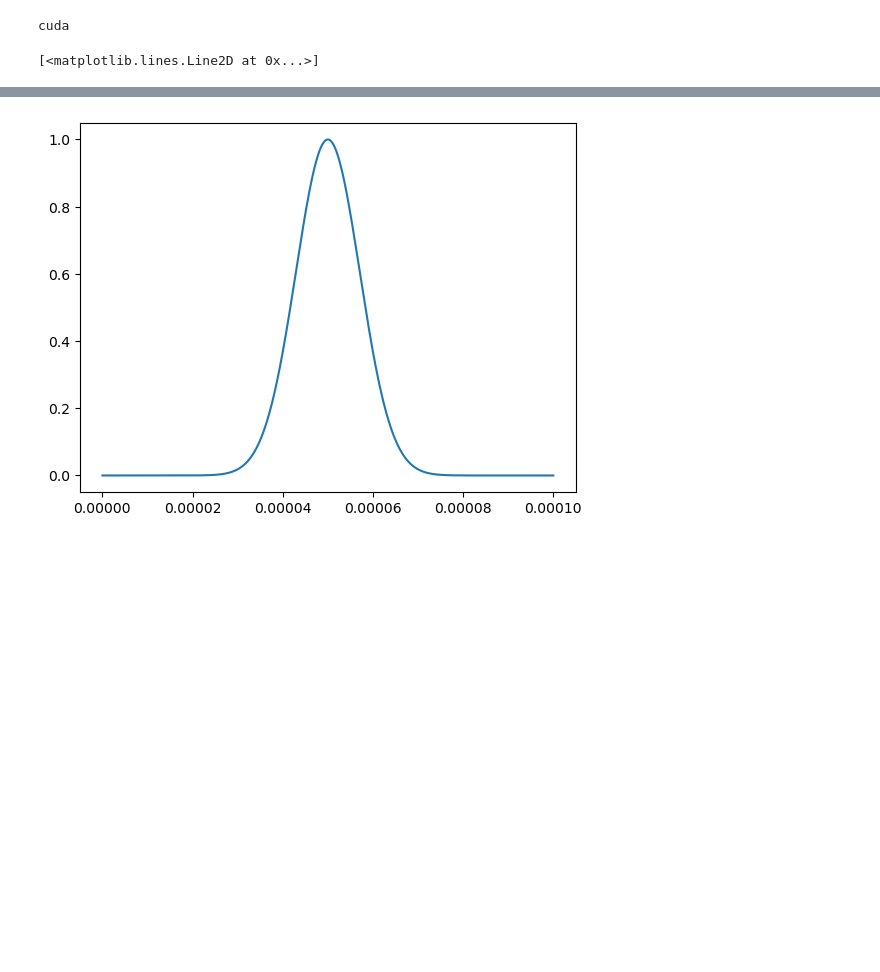
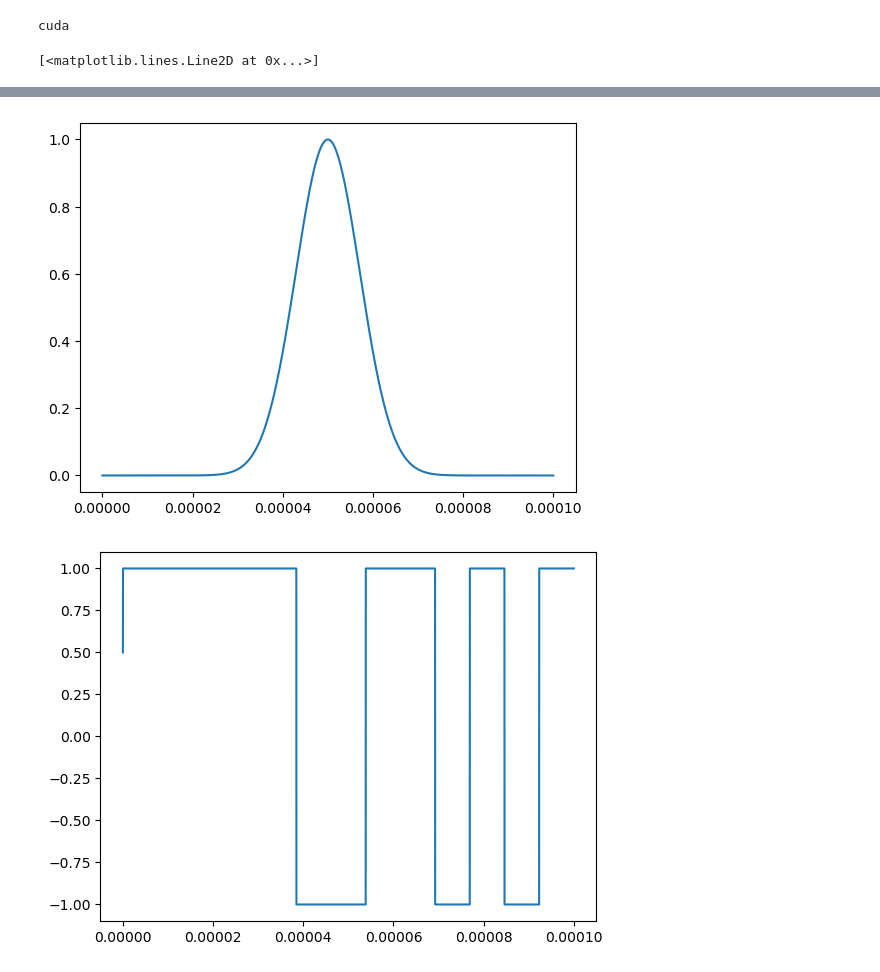
Before and after one commit to alireza06/JSAC_waveform_design, a Jupyter notebook: main.ipynb, the cells around one changed output, grey strips where cells are left out. Drawn from its saved outputs; the diff is of its cells as text; code cells hidden in the pictures; blank space fills up the shorter version.

Commit message:
Add Barker pulse

```diff
--- a/main.ipynb
+++ b/main.ipynb
@@ -1,28 +1,38 @@
 # %%
 import numpy as np
 import torch
 import matplotlib.pyplot as plt
 
 device = 'cuda' if torch.cuda.is_available() else 'cpu'
 print(device)
 def LFM_pulse(B, T, t, device='cpu'):
     return torch.exp(-1j * torch.pi * B/T * (t**2))
 def Gaussian_pulse(B, T, t, device='cpu'):
     return torch.exp(-1 * B/T * ((t-T/2)**2))
+def Barker_pulse(T, t, b, device='cpu'):
+    pulse = torch.zeros_like(t)
+    for m in range(len(b)):
+        pulse = pulse + b[m] * (torch.heaviside(t - m*T/len(b), torch.tensor([0.5], device=device)) - torch.heaviside(t - m*T/len(b) - T/len(b), torch.tensor([0.5], device=device)))
+    return pulse
 L = 100
 B = 1e6
 K = 5
 T_b = 1e-6
 T = T_b * L
+b = torch.tensor([+1, +1, +1, +1, +1, -1, -1, +1, +1, -1, +1, -1, +1], device=device)
 
 t = torch.linspace(0, 1e-4, int(1e6), device=device)
 plt.figure()
 plt.plot(t.cpu().numpy(), np.real(LFM_pulse(B, T, t, device).cpu().numpy()))
 
 plt.figure()
 plt.plot(t.cpu().numpy(), np.real(Gaussian_pulse(B, T, t, device).cpu().numpy()))
+
+plt.figure()
+plt.plot(t.cpu().numpy(), np.real(Barker_pulse(T, t, b, device).cpu().numpy()))
 # %% [output]
 cuda
 [<matplotlib.lines.Line2D at 0x...>]
 [figure]
 [figure]
+[figure, added]
```
